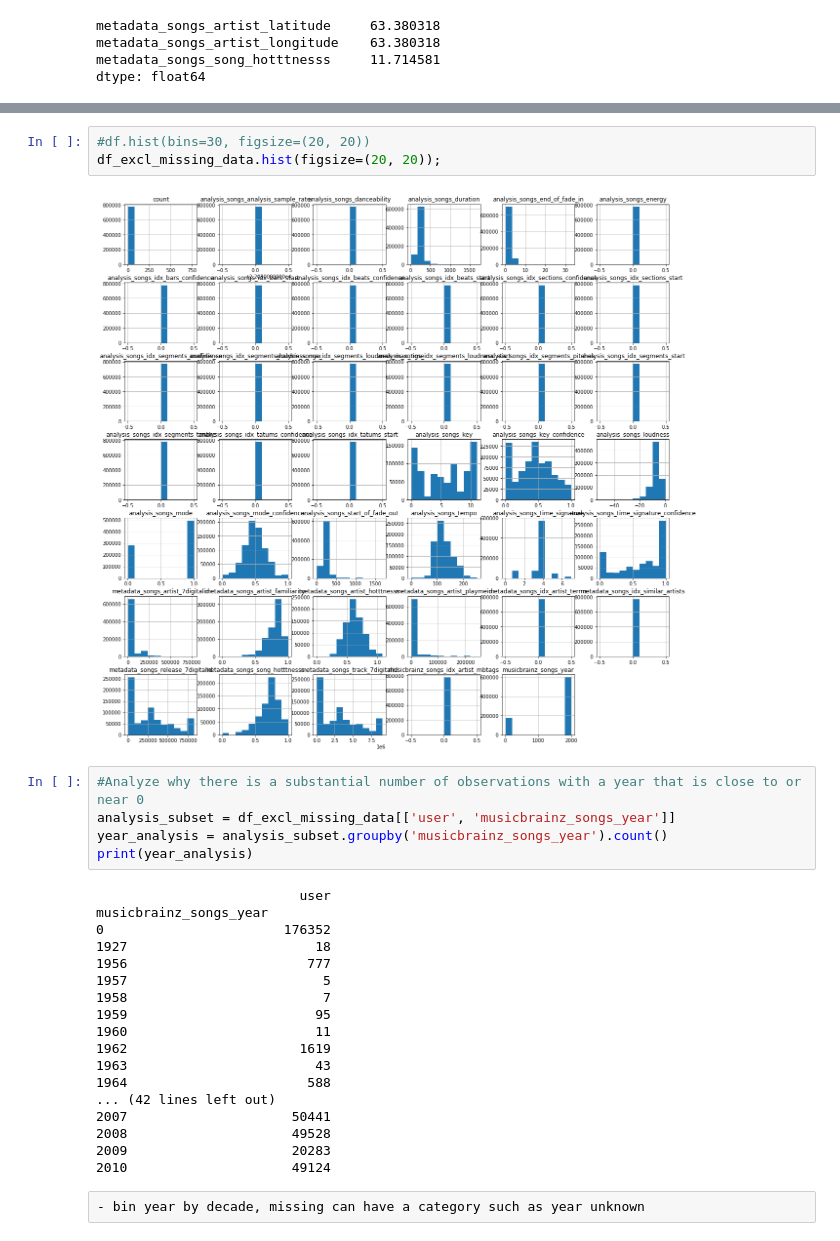
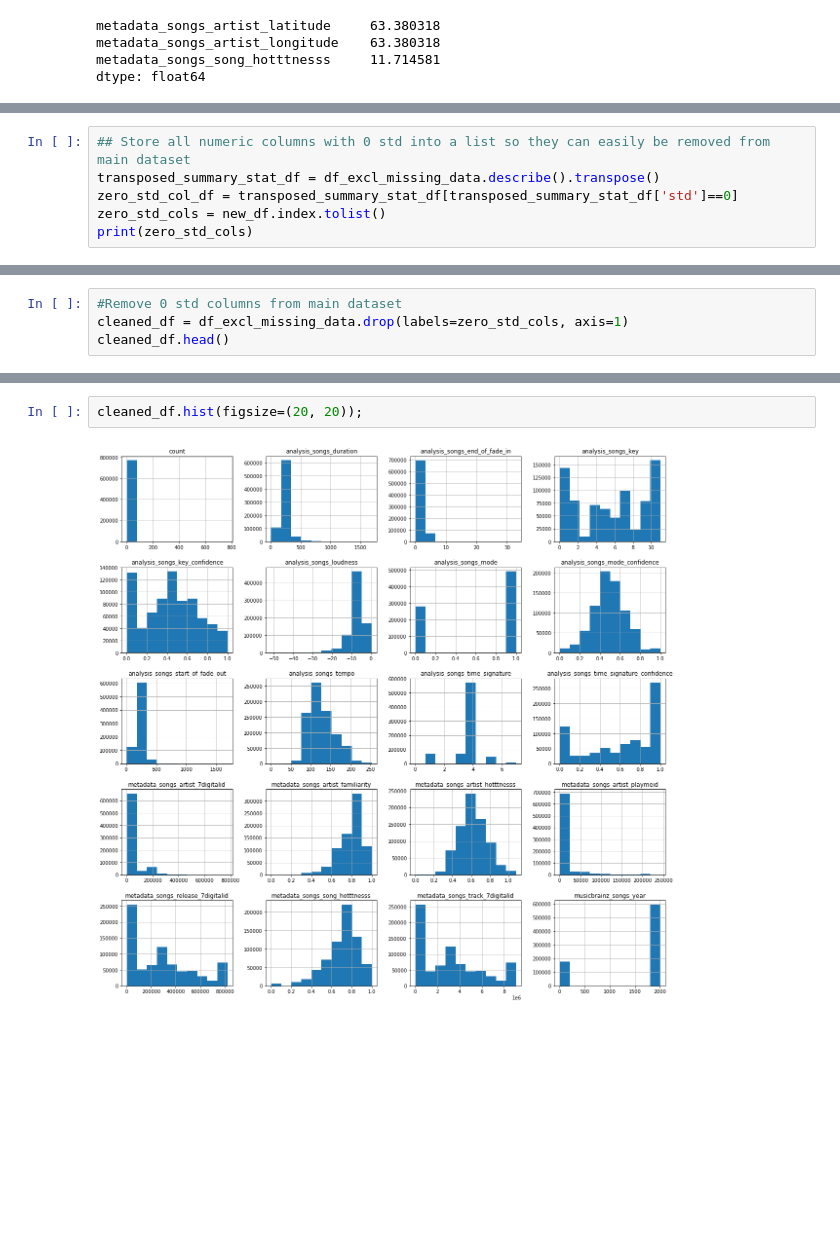
Before and after one commit to skhatri-28/Song-Recommendation-System-Project, a Jupyter notebook: notebooks/preprocessing.ipynb, the cells around one changed output, grey strips where cells are left out. Drawn from its saved outputs; the diff is of its cells as text; blank space fills up the shorter version.

```diff
--- a/notebooks/preprocessing.ipynb
+++ b/notebooks/preprocessing.ipynb
@@ -81,0 +74,6 @@ Remove:
+# %%
+## Store all numeric columns with 0 std into a list so they can easily be removed from main dataset
+transposed_summary_stat_df = df_excl_missing_data.describe().transpose()
+zero_std_col_df = transposed_summary_stat_df[transposed_summary_stat_df['std']==0]
+zero_std_cols = new_df.index.tolist()
+print(zero_std_cols)
@@ -81,0 +82,4 @@ Remove:
+# %%
+#Remove 0 std columns from main dataset
+cleaned_df = df_excl_missing_data.drop(labels=zero_std_cols, axis=1)
+cleaned_df.head()
@@ -82,30 +93,4 @@ Remove:
 # %%
-#df.hist(bins=30, figsize=(20, 20))
-df_excl_missing_data.hist(figsize=(20, 20));
+cleaned_df.hist(figsize=(20, 20));
 # %% [output]
-[figure, old version]
+[figure, new version]
-# %%
-#Analyze why there is a substantial number of observations with a year that is close to or near 0
-analysis_subset = df_excl_missing_data[['user', 'musicbrainz_songs_year']]
-year_analysis = analysis_subset.groupby('musicbrainz_songs_year').count()
-print(year_analysis)
-# %% [output]
-                          user
-musicbrainz_songs_year
-0                       176352
-1927                        18
-1956                       777
-1957                         5
-1958                         7
-1959                        95
-1960                        11
-1962                      1619
-1963                        43
-1964                       588
-... (42 lines left out)
-2007                     50441
-2008                     49528
-2009                     20283
-2010                     49124
-# %% [raw]
-- bin year by decade, missing can have a category such as year unknown
```
Also changed, not shown: parts of 45 cells of this notebook.
